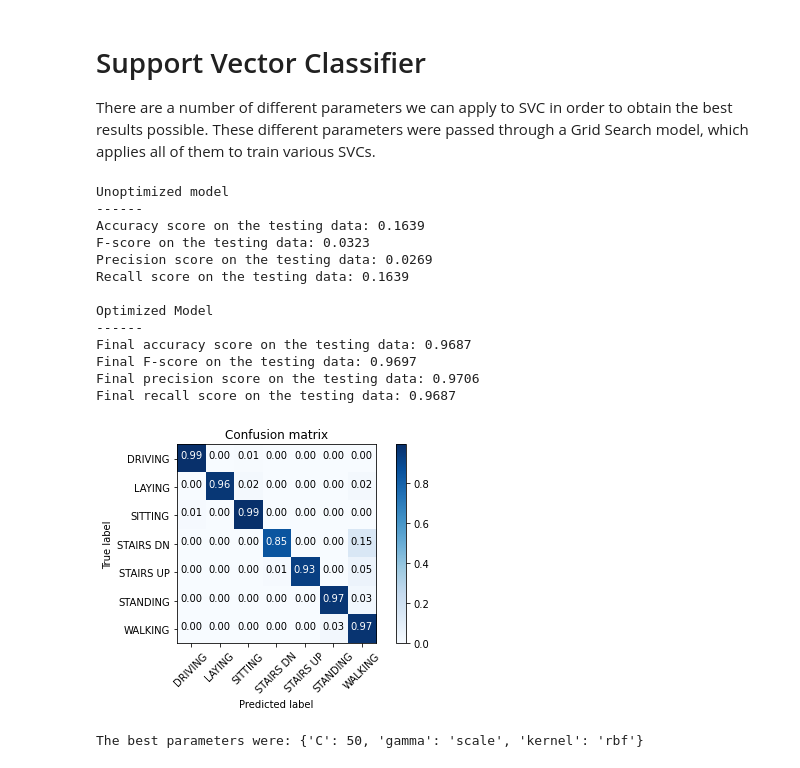
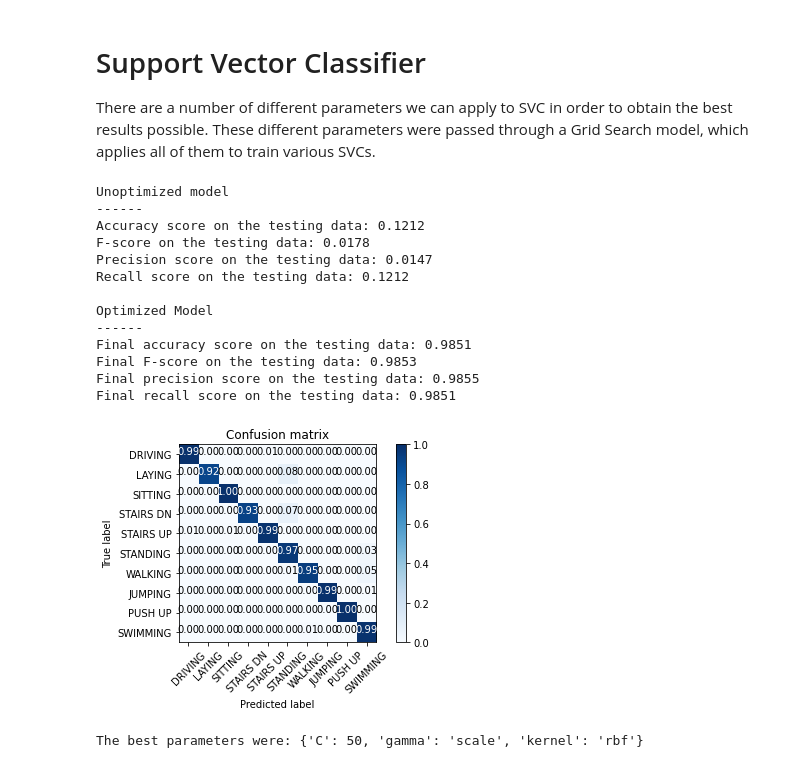
Before and after one commit to ijtan/HAR-Processing-Pipeline, a Jupyter notebook: SVM.ipynb, the cells around one changed output. Drawn from its saved outputs; the diff is of its cells as text; code cells hidden in the pictures.

```diff
--- a/SVM.ipynb
+++ b/SVM.ipynb
@@ -250,13 +251,13 @@ In this step we compare 4 classic ml models.
 clf_A = GaussianNB()
 clf_B = AdaBoostClassifier(random_state=0)
 clf_C = SVC(random_state=0)
-clf_D = NuSVC(random_state=0)
+clf_D = SGDClassifier(random_state=0)
 
 learners = {}
 learners["Gaussian Naive Bayes"] = clf_A
 learners["AdaBoost"] = clf_B
 learners["Support Vector Machine"] = clf_C
-learners["Nu-Support Support Vector Machine"] = clf_C
+learners["Stochastic Gradient Descent Classifier"] = clf_D
 
 def train_predict(learners, X_train, y_train, X_test, y_test):
     for learner in learners:
@@ -340,22 +341,22 @@ print("Recall score on the testing data: {:.4f}".format(recall_score(Y_test, pre
 print("\nOptimized Model\n------")
 print("Final accuracy score on the testing data: {:.4f}".format(accuracy_score(Y_test, best_predictions)))
 print("Final F-score on the testing data: {:.4f}".format(fbeta_score(Y_test, best_predictions, beta = 0.5,average='weighted')))
-print("Final precision score on the testing data: {:.4f}".format(precision_score(Y_test, best_predictions, average='weighted')))
-print("Final recall score on the testing data: {:.4f}".format(recall_score(Y_test, best_predictions, average='weighted')))
+print("Final precision score on the testing data: {:.4f}".format(precision_score(Y_test, best_predictions, average='weighted', zero_division=0)))
+print("Final recall score on the testing data: {:.4f}".format(recall_score(Y_test, best_predictions, average='weighted', zero_division=0)))
 # %% [output]
 Unoptimized model
 ------
-Accuracy score on the testing data: 0.1639
-F-score on the testing data: 0.0323
-Precision score on the testing data: 0.0269
-Recall score on the testing data: 0.1639
+Accuracy score on the testing data: 0.1212
+F-score on the testing data: 0.0178
+Precision score on the testing data: 0.0147
+Recall score on the testing data: 0.1212
 
 Optimized Model
 ------
-Final accuracy score on the testing data: 0.9687
-Final F-score on the testing data: 0.9697
-Final precision score on the testing data: 0.9706
-Final recall score on the testing data: 0.9687
+Final accuracy score on the testing data: 0.9851
+Final F-score on the testing data: 0.9853
+Final precision score on the testing data: 0.9855
+Final recall score on the testing data: 0.9851
 # %%
 #Confusion Matrix maps out the predicted label given to the data with the actual label
 #Helps us check the rate of true/false positives and true/false negatives
@@ -375,41 +376,44 @@ def plot_confusion_matrix(cm, classes,
 
     plt.imshow(cm, interpolation='nearest', cmap=cmap)
     plt.title(title)
     plt.colorbar()
     tick_marks = np.arange(len(classes))
     plt.xticks(tick_marks, classes, rotation=45)
     plt.yticks(tick_marks, classes)
 
     fmt = '.2f' if normalize else 'd'
     thresh = cm.max() / 2.
     for i, j in itertools.product(range(cm.shape[0]), range(cm.shape[1])):
         plt.text(j, i, format(cm[i, j], fmt),
                  horizontalalignment="center",
                  color="white" if cm[i, j] > thresh else "black")
 
     plt.tight_layout()
     plt.ylabel('True label')
     plt.xlabel('Predicted label')
 
 
 cnf_matrix = confusion_matrix(Y_test, best_predictions)
 np.set_printoptions(precision=2)
 
 classes =    {
-                        "DRIVING":0,
-                        "LAYING":1,
-                        "SITTING":2,
-                        "STAIRS DN":3,
-                        "STAIRS UP":4,
-                        "STANDING":5,
-                        "WALKING":6
+                        "DRIVING": 0,
+                        "LAYING": 2,
+                        "SITTING": 4,
+                        "STAIRS DN": 5,
+                        "STAIRS UP": 6,
+                        "STANDING": 7,
+                        "WALKING": 6,
+                        "JUMPING": 1,
+                        "PUSH UP": 3,
+                        "SWIMMING": 8
                     }
 
 # Plot non-normalized confusion matrix
 plt.figure()
 plot_confusion_matrix(cnf_matrix, classes=classes, normalize=True,title='Confusion matrix')
 # %% [output]
-[figure, old version]
+[figure, new version]
 # %%
 print("The best parameters were:", grid_fit.best_params_)
 # %% [output]
```
Also changed, not shown: parts of 9 cells of this notebook.
